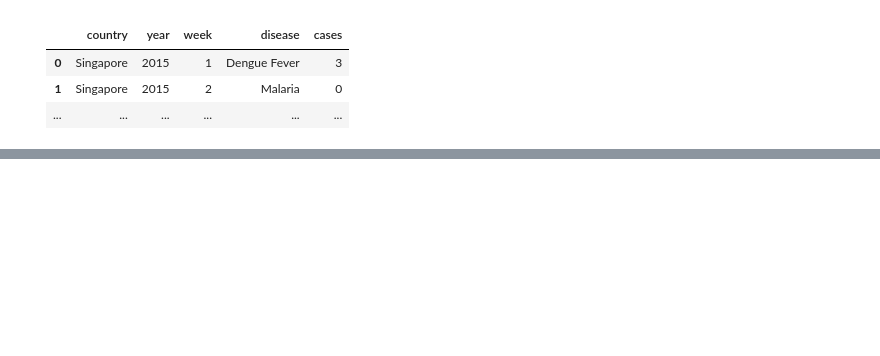
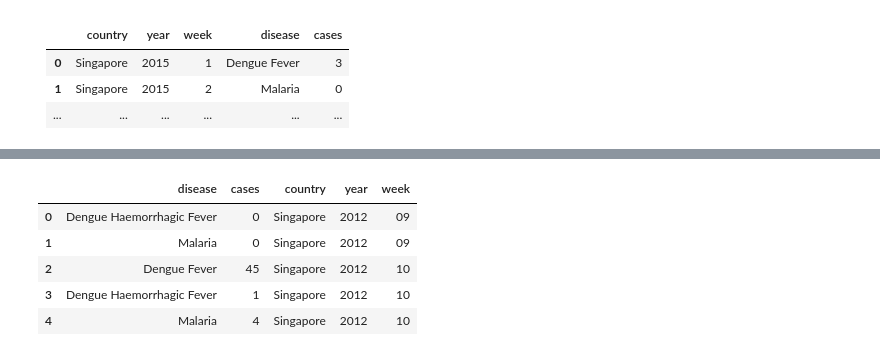
Before and after one commit to wwcodesg/DataScraping, a Jupyter notebook: notebooks/2_Cleaning/Data Cleaning - SG.ipynb, the cells around one changed output, grey strips where cells are left out. Drawn from its saved outputs; the diff is of its cells as text; code cells hidden in the pictures; blank space fills up the shorter version.

```diff
--- a/notebooks/2_Cleaning/Data Cleaning - SG.ipynb
+++ b/notebooks/2_Cleaning/Data Cleaning - SG.ipynb
@@ -11,4 +13,3 @@
 # %%
-import pandas as pd
-df = pd.read_csv("./../../data/1_raw/SG_dengue-malaria.csv", names=['year_week', 'disease', 'cases'], header=0)
+df = pd.read_csv("./../../data/2_clean/in/weekly-dengue-malaria.csv", names=['year_week', 'disease', 'cases'], header=0)
 df.head()
@@ -27,6 +47,13 @@ df.head()
 # %%
 # Step 3: remove year_week column
-df.drop('year_week', 1, inplace=True)
+df.drop('year_week', sdasd=1, inplace=True) # TODO
 df.head()
+# %% [output]
+|  | disease | cases | country | year | week |
+| 0 | Dengue Haemorrhagic Fever | 0 | Singapore | 2012 | 09 |
+| 1 | Malaria | 0 | Singapore | 2012 | 09 |
+| 2 | Dengue Fever | 45 | Singapore | 2012 | 10 |
+| 3 | Dengue Haemorrhagic Fever | 1 | Singapore | 2012 | 10 |
+| 4 | Malaria | 4 | Singapore | 2012 | 10 |
 # %%
 # Step 4: clean week column
```
Also changed, not shown: parts of 9 cells of this notebook, 2 other files.
